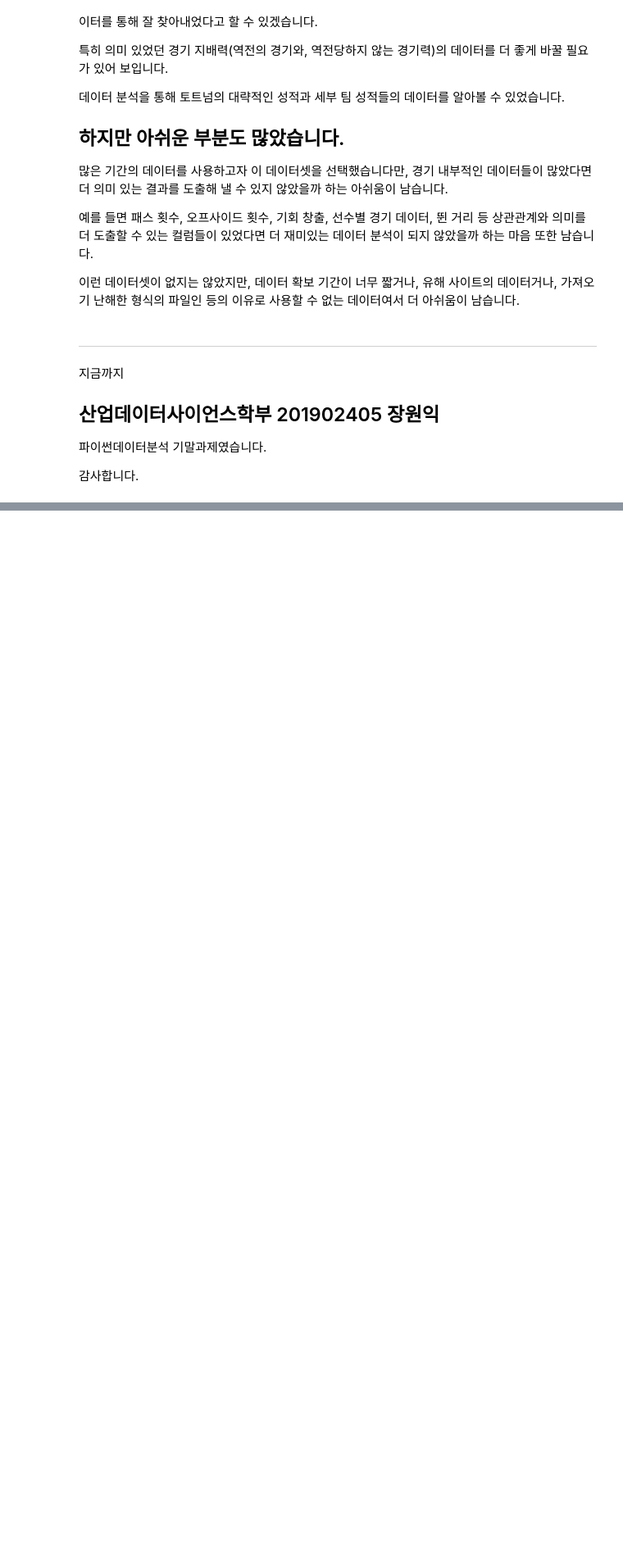
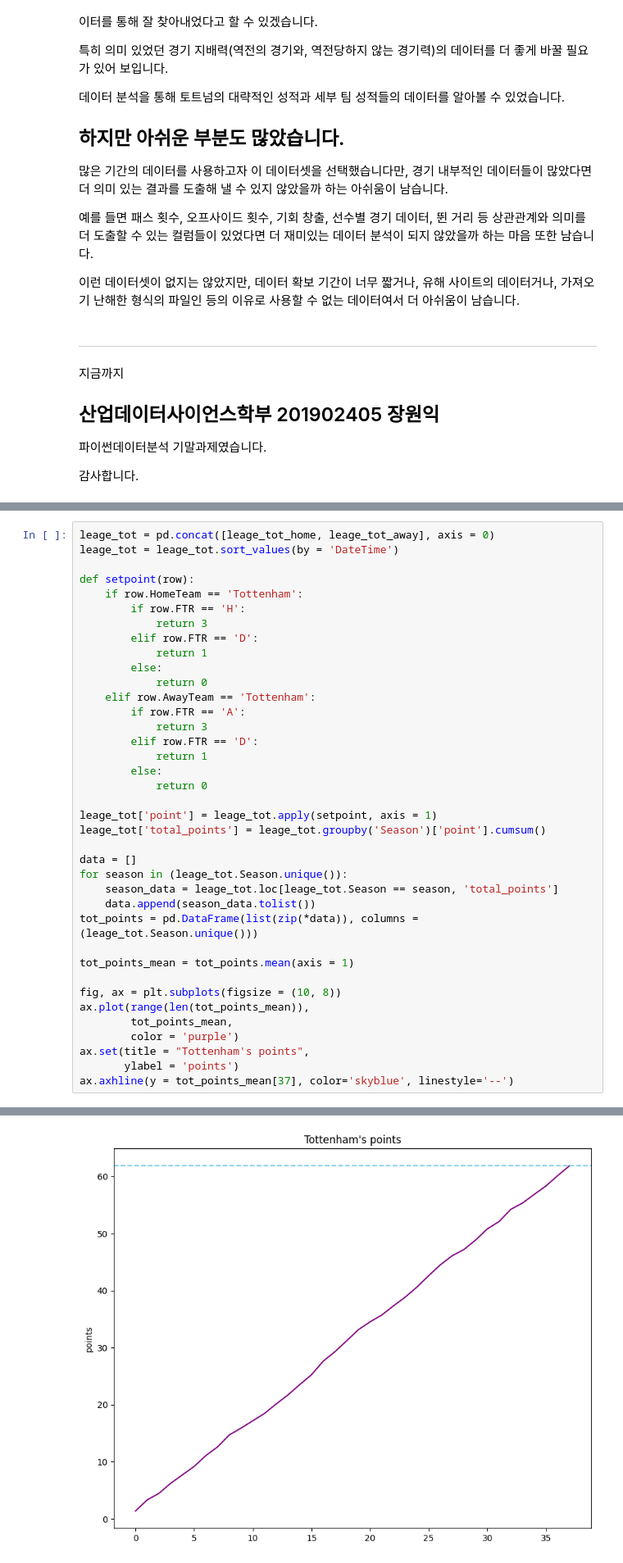
Before and after one commit to Gankka01/python_project_EPL, a Jupyter notebook: project_2.ipynb, the cells around one changed output, grey strips where cells are left out. Shown at 82% size. Cells and saved outputs as stored; diff of their text form; blank space fills up the shorter version.

```diff
--- a/project_2.ipynb
+++ b/project_2.ipynb
@@ -934,0 +940,39 @@ ______
+# %%
+leage_tot = pd.concat([leage_tot_home, leage_tot_away], axis = 0)
+leage_tot = leage_tot.sort_values(by = 'DateTime')
+
+def setpoint(row):
+    if row.HomeTeam == 'Tottenham':
+        if row.FTR == 'H':
+            return 3
+        elif row.FTR == 'D':
+            return 1
+        else:
+            return 0
+    elif row.AwayTeam == 'Tottenham':
+        if row.FTR == 'A':
+            return 3
+        elif row.FTR == 'D':
+            return 1
+        else:
+            return 0
+
+leage_tot['point'] = leage_tot.apply(setpoint, axis = 1)
+leage_tot['total_points'] = leage_tot.groupby('Season')['point'].cumsum()
+
+data = []
+for season in (leage_tot.Season.unique()):
+    season_data = leage_tot.loc[leage_tot.Season == season, 'total_points']
+    data.append(season_data.tolist())
+tot_points = pd.DataFrame(list(zip(*data)), columns = (leage_tot.Season.unique()))
+
+tot_points_mean = tot_points.mean(axis = 1)
+
+fig, ax = plt.subplots(figsize = (10, 8))
+ax.plot(range(len(tot_points_mean)),
+        tot_points_mean,
+        color = 'purple')
+ax.set(title = "Tottenham's points",
+       ylabel = 'points')
+ax.axhline(y = tot_points_mean[37], color='skyblue', linestyle='--')
+# %% [output]
@@ -934,0 +980 @@ ______
+[figure, added]
```
Also changed, not shown: parts of 5 cells of this notebook.
